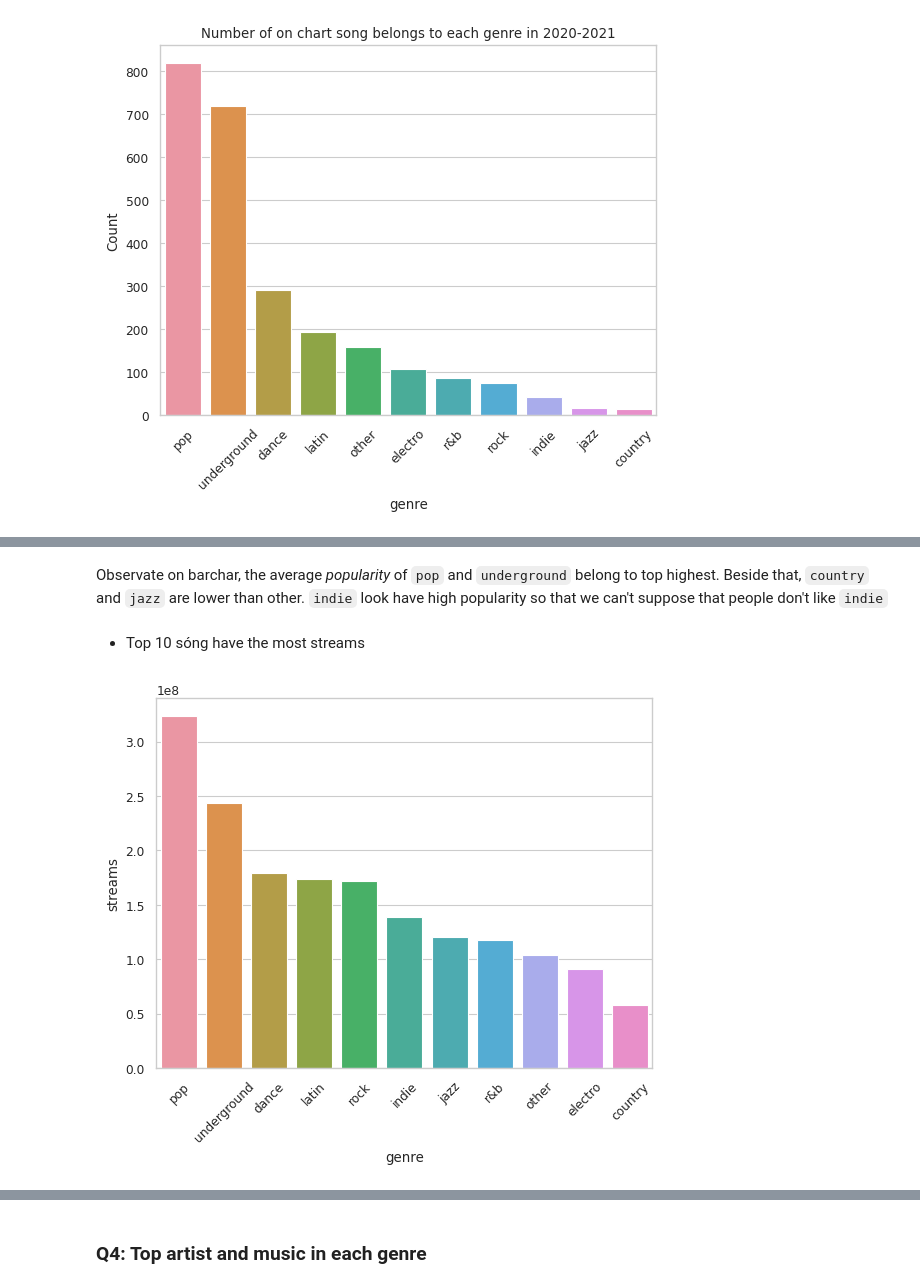
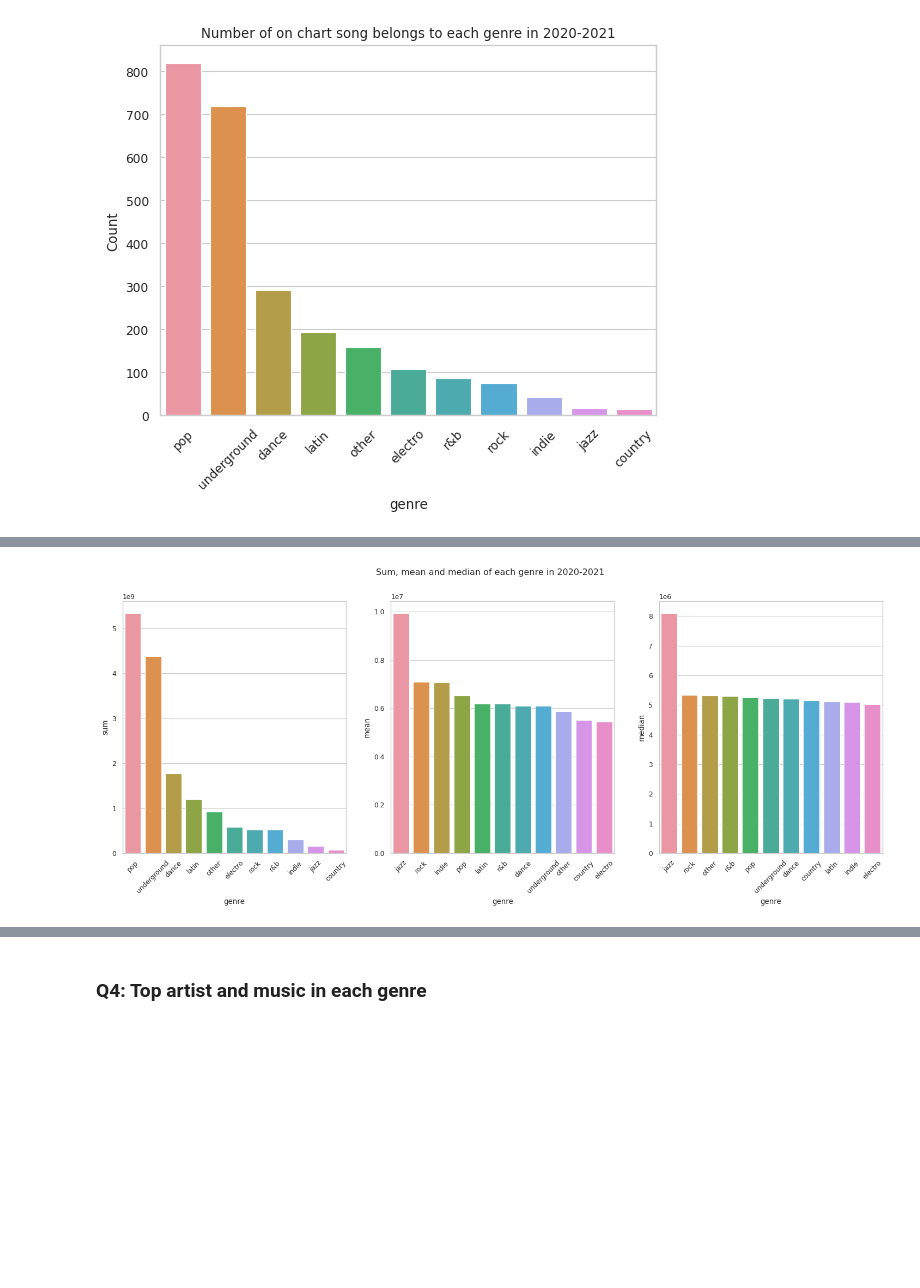
Before and after one commit to TrungTechh/HCMUS_CSC17104-Final-project, a Jupyter notebook: Final_project.ipynb, the cells around one changed output, grey strips where cells are left out. Saved outputs shown, nothing was run; the diff lists cells and outputs as text; code cells hidden in the pictures; blank space fills up the shorter version.

```diff
--- a/Final_project.ipynb
+++ b/Final_project.ipynb
@@ -543,13 +550,13 @@ plt.show()
-# %% [markdown]
-Observate on barchar, the average *popularity* of `pop` and `underground` belong to top highest. Beside that, `country` and `jazz` are lower than other. `indie` look have high popularity so that we can't suppose that people don't like `indie`
-# %% [markdown]
-- Top 10 sóng have the most streams
 # %%
-top10_each_genre = trend_df.sort_values('streams',ascending=False).groupby('genre').head(10)
-top10_each_genre = top10_each_genre.drop(['popularity'],axis=1).groupby('genre',as_index = False).sum().sort_values('streams', ascending=False)
+genreStream = trend_df.groupby('genre', as_index=False).streams.agg(['sum', 'mean', 'median'])
+
+fig, axes = plt.subplots(1, 3, figsize=(18, 6))
+for x, ax in zip(genreStream.columns, axes):
+    sort_df = genreStream.sort_values(x, ascending=False)
+    sns.barplot(x=sort_df.index, y=sort_df[x], ax=ax)
+    ax.tick_params('x', labelrotation=45)
+
+plt.suptitle("Sum, mean and median of each genre in 2020-2021")
+plt.show()
+# %% [output]
+[figure, added]
-# %%
-sns.barplot(data=top10_each_genre, x="genre", y="streams")
-plt.xticks(rotation=45)
-plt.show()
-# %% [output]
-[figure, removed]
```
Also changed, not shown: parts of 28 cells of this notebook.
